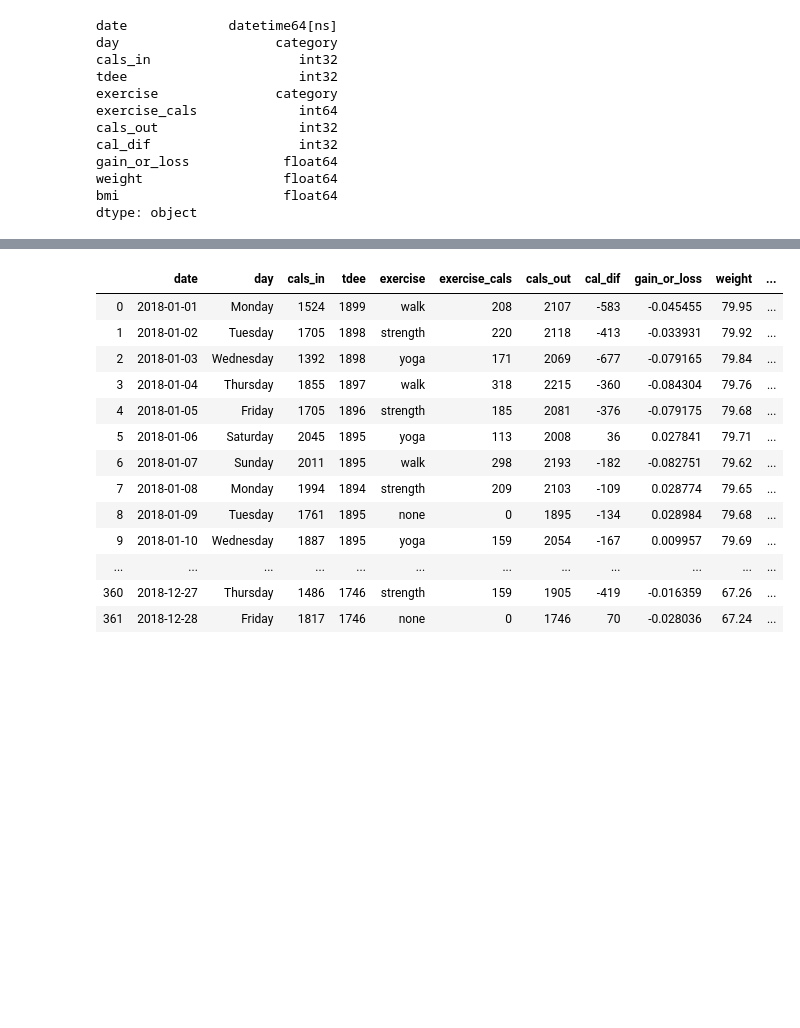
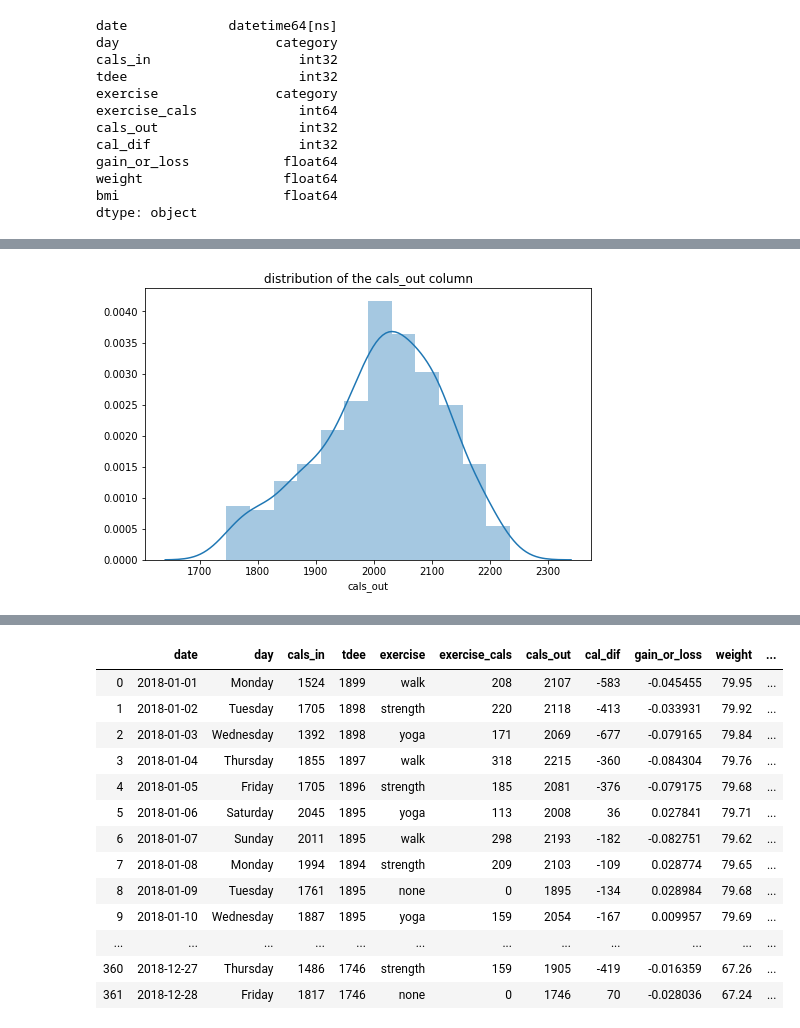
Before and after one commit to jennifer-ryan/data-set-simulation, a Jupyter notebook: Dataset Simulation.ipynb, the cells around one changed output, grey strips where cells are left out. Drawn from its saved outputs; the diff is of its cells as text; code cells hidden in the pictures; blank space fills up the shorter version.

```diff
--- a/Dataset Simulation.ipynb
+++ b/Dataset Simulation.ipynb
@@ -645,0 +657,8 @@ dtype: object
+# %%
+# Plotting the distribution of the cals_out column.
+plt.figure(figsize=(8, 5))
+sns.distplot(df.cals_out)
+plt.title('distribution of the cals_out column')
+plt.show()
+# %% [output]
+[figure, added]
```
Also changed, not shown: parts of 13 cells of this notebook, 1 other file.
